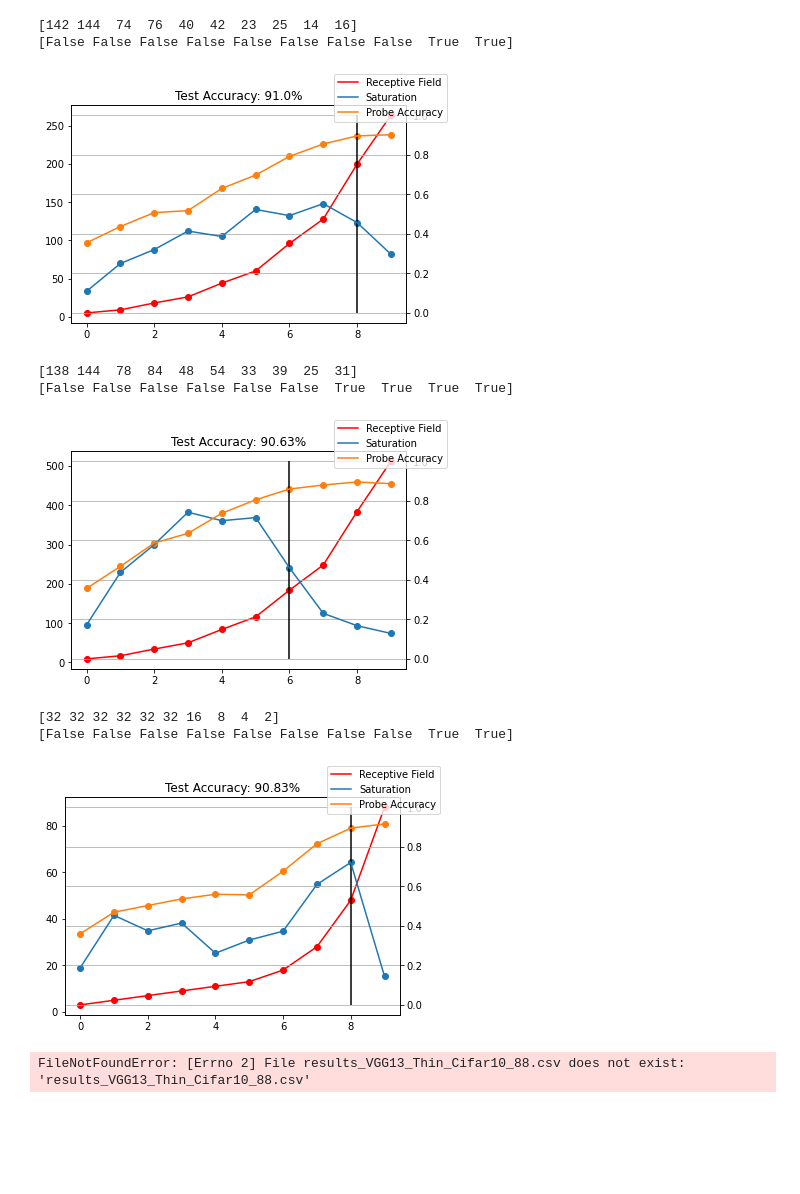
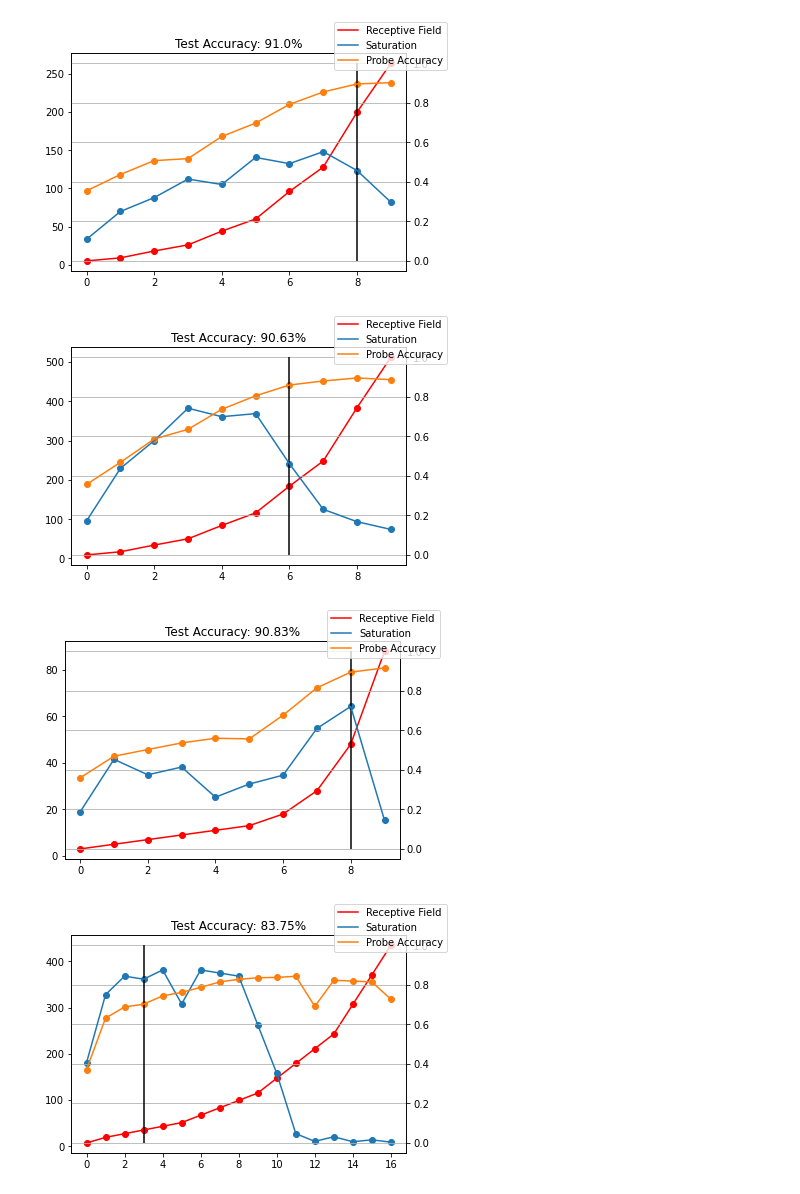
Before and after one commit to delve-team/delve-deep-dive, a Jupyter notebook: receptive_field_analysis.ipynb, the cells around one changed output. Drawn from its saved outputs; the diff is of its cells as text; code cells hidden in the pictures; blank space fills up the shorter version.

```diff
--- a/receptive_field_analysis.ipynb
+++ b/receptive_field_analysis.ipynb
@@ -34,7 +34,8 @@ def extract_layer_stat(df, epoch=19, primary_metric=None, stat='saturation') ->
     """
     cols = list(df.columns)
     train_cols = [col for col in cols if
-                  'train' in col and not 'accuracy' in col and stat in col and not 'classifier' in col]
+                  'train' in col and not 'accuracy' in col and stat in col and not 'classifier' in col and not 'downsample' in col and not 'fc' in col]
+
     if not np.any(epoch == df.index.values):
         raise ValueError(f'Epoch {epoch} could not be recoreded, dataframe has only the following indices: {df.index.values}')
     epoch_df = df[df.index.values == epoch]
@@ -46,7 +47,6 @@ def find_border_layer(receptive_fields_in_layer, dataset):
     size = resolutions[dataset]
     k = receptive_fields_in_layer > size
     x = np.argmax(k)
-    print(k)
     return len(k)-1 if all(k == False) else x
 
 def plot_receptive_field(model, dataset, batch_size, epochs, downsampling, thresh, run_id):
@@ -59,7 +59,6 @@ def plot_receptive_field(model, dataset, batch_size, epochs, downsampling, thres
     probe_accs.head()
 
     feature_maps = rf['map_size'].values
-    print(feature_maps)
 
     fig, ax1 = plt.subplots()
 
@@ -76,9 +75,13 @@ def plot_receptive_field(model, dataset, batch_size, epochs, downsampling, thres
 
     ax2.plot(indices, df.values[0,:], label='Saturation')
     ax2.scatter(indices, df.values[0,:])
-
-    ax2.plot(indices, probe_accs['eval_acc'].values[:-2], label='Probe Accuracy')
-    ax2.scatter(indices, probe_accs['eval_acc'].values[:-2])
+    if 'VGG' in model:
+        ax2.plot(indices, probe_accs['eval_acc'].values[:-2], label='Probe Accuracy')
+        ax2.scatter(indices, probe_accs['eval_acc'].values[:-2])
+    elif 'ResNet' in model:
+        filtered_probes = cleaned_probe_accs(probe_accs)['eval_acc']
+        ax2.plot(indices, filtered_probes, label='Probe Accuracy')
+        ax2.scatter(indices, filtered_probes)
 
     ax2.vlines(find_border_layer(receptive_field_evolution, dataset), 0, 1)
 
@@ -86,6 +89,9 @@ def plot_receptive_field(model, dataset, batch_size, epochs, downsampling, thres
     fig.legend()
 
     plt.title(f"Test Accuracy: {round(100*pm, 2)}%")
+
+def cleaned_probe_accs(probe_accs):
+    return probe_accs[probe_accs['name'].apply(lambda name: not 'fc' in name and not 'downsample' in name)]
 # %%
 model = 'VGG13'
 dataset = 'Cifar10_150'
@@ -139,8 +139,6 @@ run_id = 'RF1'
 
 plot_receptive_field(model, dataset, batch_size, epochs, downsampling, thresh, run_id)
 # %% [output]
-[142 144  74  76  40  42  23  25  14  16]
-[False False False False False False False False  True  True]
 [figure]
 # %%
 model = 'VGG13_D4'
@@ -153,8 +151,6 @@ run_id = 'RF1'
 
 plot_receptive_field(model, dataset, batch_size, epochs, downsampling, thresh, run_id)
 # %% [output]
-[138 144  78  84  48  54  33  39  25  31]
-[False False False False False False  True  True  True  True]
 [figure]
 # %%
 model = 'VGG13_Early'
@@ -167,18 +163,16 @@ run_id = 'RF2'
 
 plot_receptive_field(model, dataset, batch_size, epochs, downsampling, thresh, run_id)
 # %% [output]
-[32 32 32 32 32 32 16  8  4  2]
-[False False False False False False False False  True  True]
 [figure]
 # %%
-model = 'VGG13_Thin'
-dataset = 'Cifar10_88'
+model = 'ResNet18'
+dataset = 'Cifar10'
 batch_size = 32
 epochs = 30
 downsampling = 'None'
 thresh = 10000
-run_id = 'RF2'
+run_id = 'RF3'
 
 plot_receptive_field(model, dataset, batch_size, epochs, downsampling, thresh, run_id)
 # %% [output]
-FileNotFoundError: [Errno 2] File results_VGG13_Thin_Cifar10_88.csv does not exist: 'results_VGG13_Thin_Cifar10_88.csv'
+[figure, added]
```
Also changed, not shown: parts of 15 cells of this notebook, 6 other files.
